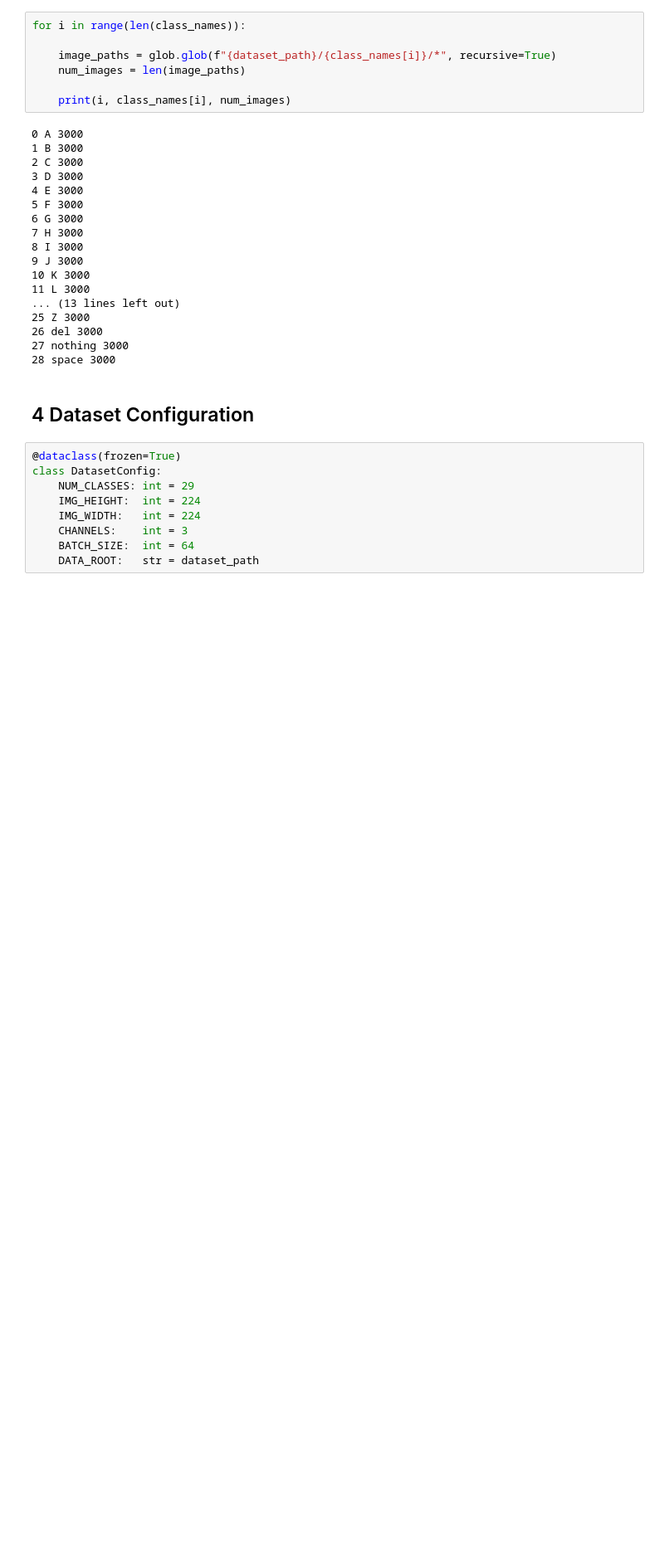
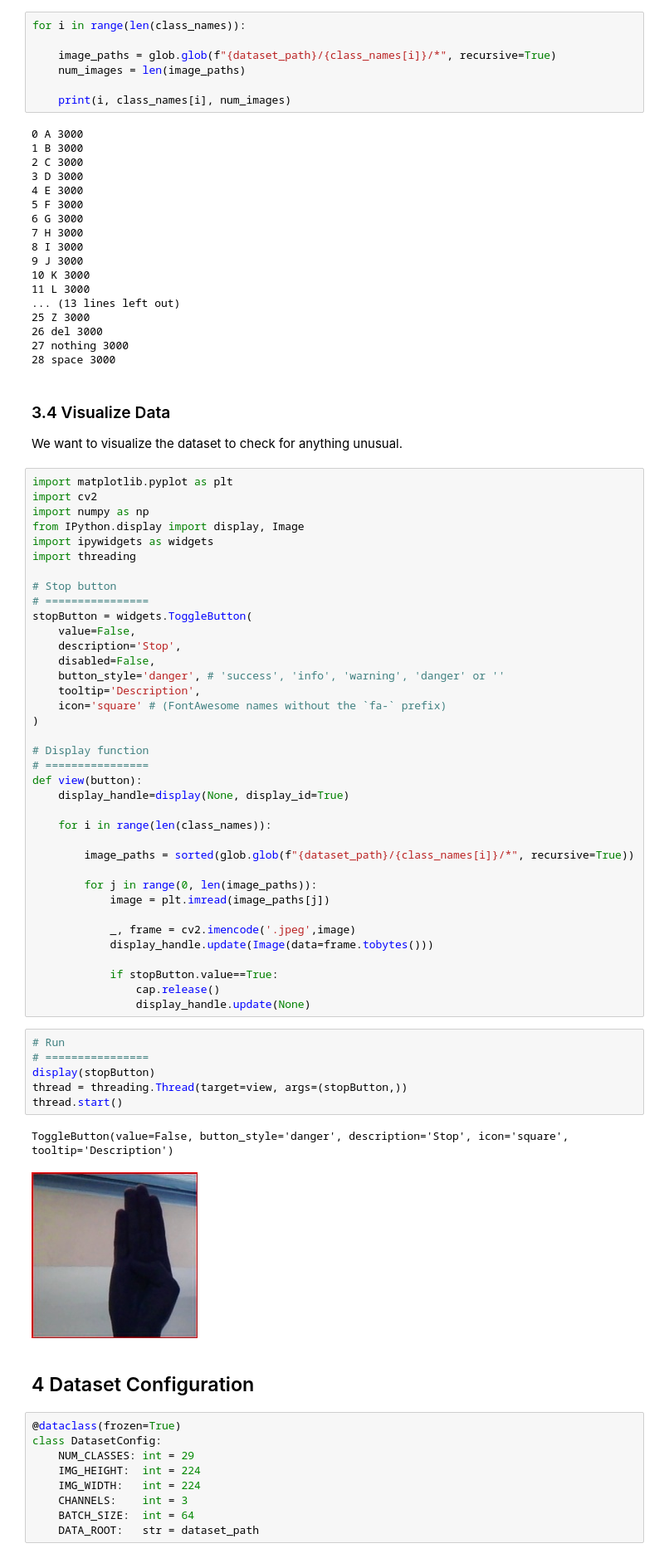
Before and after one commit to AlbertaBeef/asl_tutorial, a Jupyter notebook: asl-01-dataset-overview.ipynb, the cells around one changed output. Shown at 83% size. Saved outputs shown, nothing was run; the diff lists cells and outputs as text; blank space fills up the shorter version.

Commit message:
Update asl-01/asl-02 notebooks to add video-style visualization.

```diff
--- a/asl-01-dataset-overview.ipynb
+++ b/asl-01-dataset-overview.ipynb
@@ -184,6 +184,56 @@ for i in range(len(class_names)):
 26 del 3000
 27 nothing 3000
 28 space 3000
+# %% [markdown]
+### 3.4 Visualize Data
+
+We want to visualize the dataset to check for anything unusual.
+# %%
+import matplotlib.pyplot as plt
+import cv2
+import numpy as np
+from IPython.display import display, Image
+import ipywidgets as widgets
+import threading
+
+# Stop button
+# ================
+stopButton = widgets.ToggleButton(
+    value=False,
+    description='Stop',
+    disabled=False,
+    button_style='danger', # 'success', 'info', 'warning', 'danger' or ''
+    tooltip='Description',
+    icon='square' # (FontAwesome names without the `fa-` prefix)
+)
+
+# Display function
+# ================
+def view(button):
+    display_handle=display(None, display_id=True)
+
+    for i in range(len(class_names)):
+
+        image_paths = sorted(glob.glob(f"{dataset_path}/{class_names[i]}/*", recursive=True))
+
+        for j in range(0, len(image_paths)):
+            image = plt.imread(image_paths[j])
+
+            _, frame = cv2.imencode('.jpeg',image)
+            display_handle.update(Image(data=frame.tobytes()))
+
+            if stopButton.value==True:
+                cap.release()
+                display_handle.update(None)
+# %%
+# Run
+# ================
+display(stopButton)
+thread = threading.Thread(target=view, args=(stopButton,))
+thread.start()
+# %% [output]
+ToggleButton(value=False, button_style='danger', description='Stop', icon='square', tooltip='Description')
+[figure, added]
 # %% [markdown]
 ## 4 Dataset Configuration
 # %%
```
Also changed, not shown: parts of 4 cells of this notebook, 1 other file.
